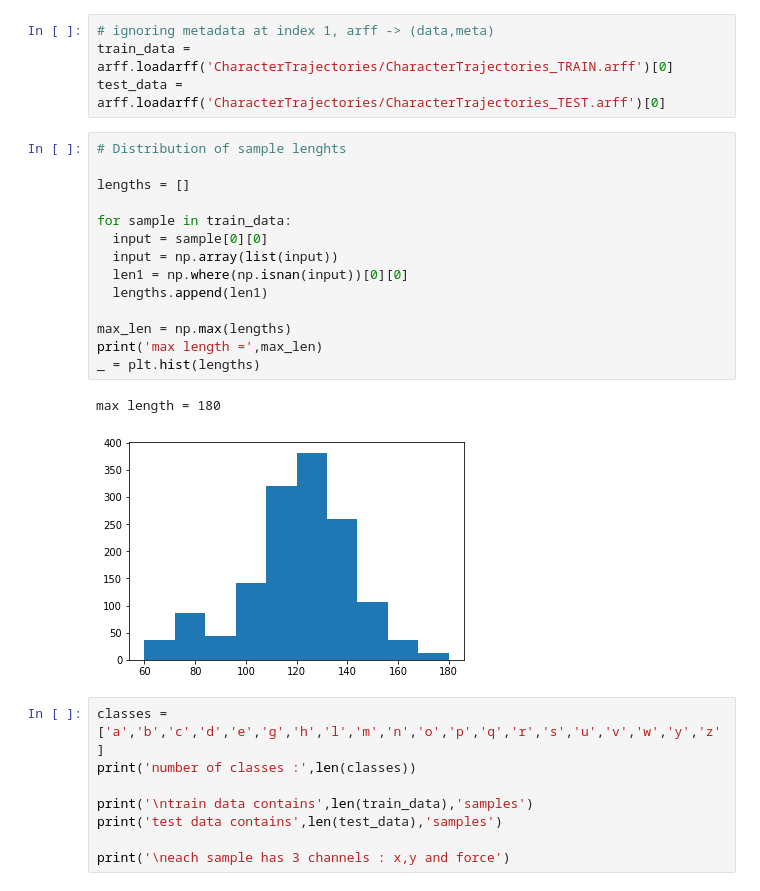
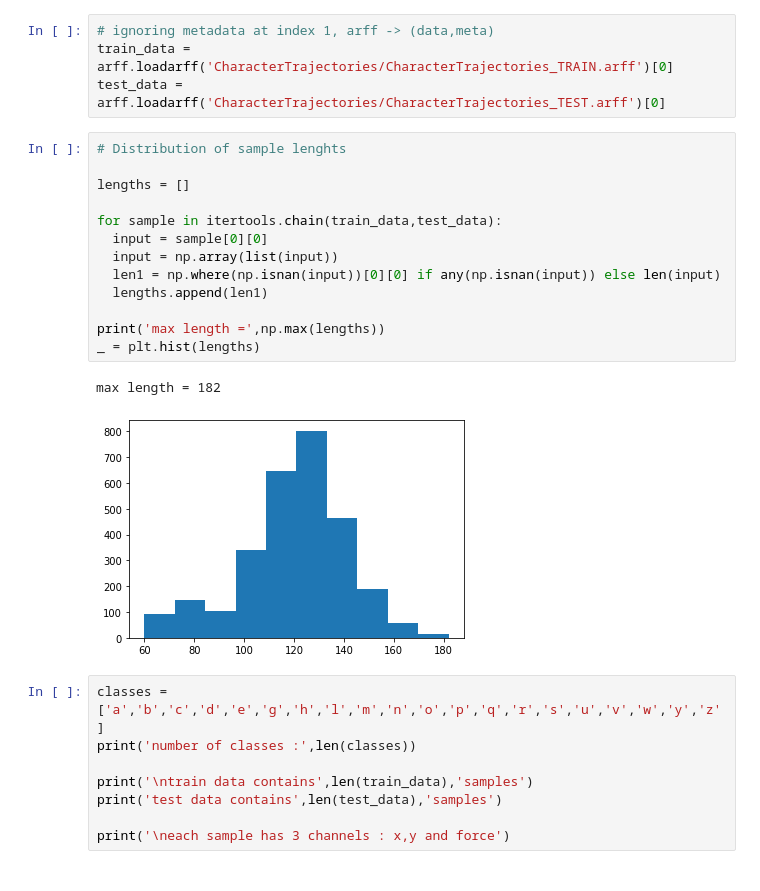
Before and after one commit to gourarushi/Character-Trajectory, a Jupyter notebook: CharacterTrajectories_Patches.ipynb, the cells around one changed output. Drawn from its saved outputs; the diff is of its cells as text.

```diff
--- a/CharacterTrajectories_Patches.ipynb
+++ b/CharacterTrajectories_Patches.ipynb
@@ -67,20 +65,19 @@ test_data = arff.loadarff('CharacterTrajectories/CharacterTrajectories_TEST.arff
 # %%
 # Distribution of sample lenghts
 
 lengths = []
 
-for sample in train_data:
+for sample in itertools.chain(train_data,test_data):
   input = sample[0][0]
   input = np.array(list(input))
-  len1 = np.where(np.isnan(input))[0][0]
+  len1 = np.where(np.isnan(input))[0][0] if any(np.isnan(input)) else len(input)
   lengths.append(len1)
 
-max_len = np.max(lengths)
-print('max length =',max_len)
+print('max length =',np.max(lengths))
 _ = plt.hist(lengths)
 # %% [output]
-max length = 180
+max length = 182
-[figure, old version]
+[figure, new version]
 # %%
 classes = ['a','b','c','d','e','g','h','l','m','n','o','p','q','r','s','u','v','w','y','z']
 print('number of classes :',len(classes))
```
Also changed, not shown: parts of 27 cells of this notebook.
